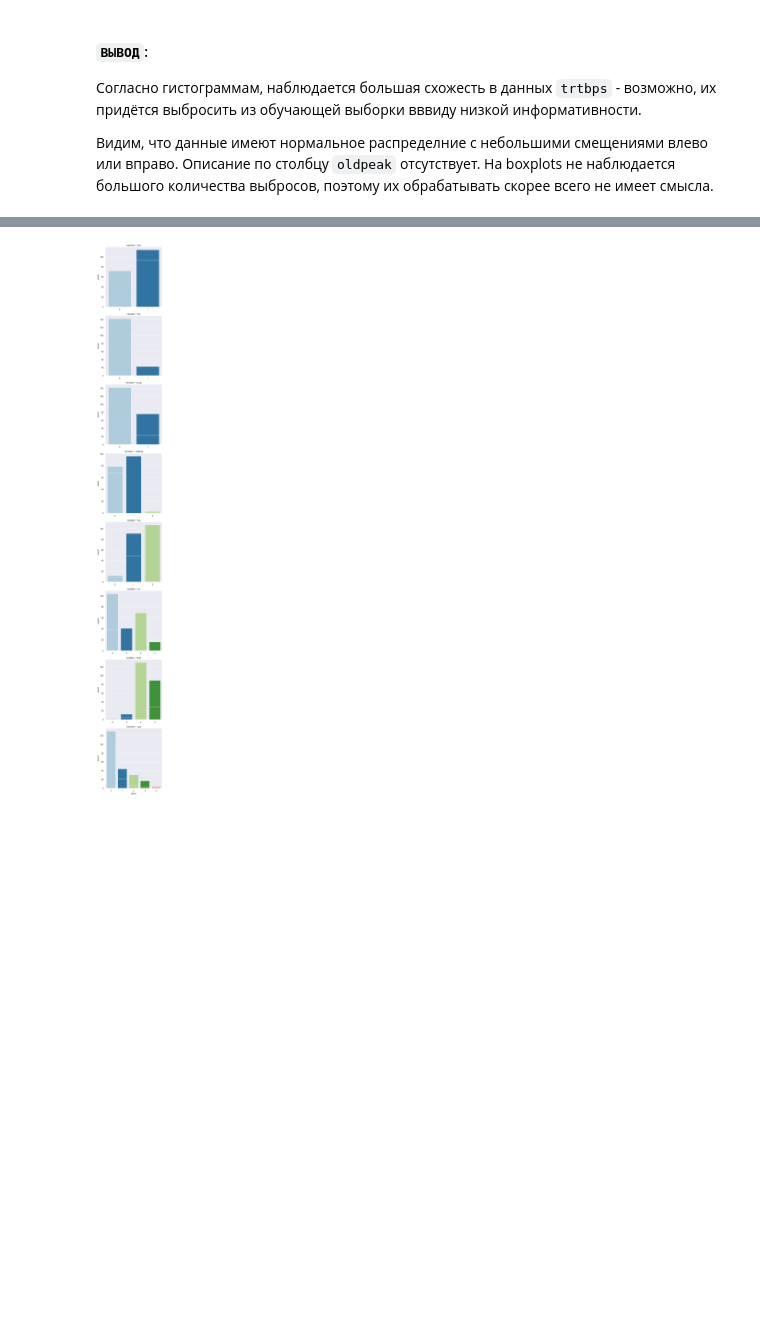
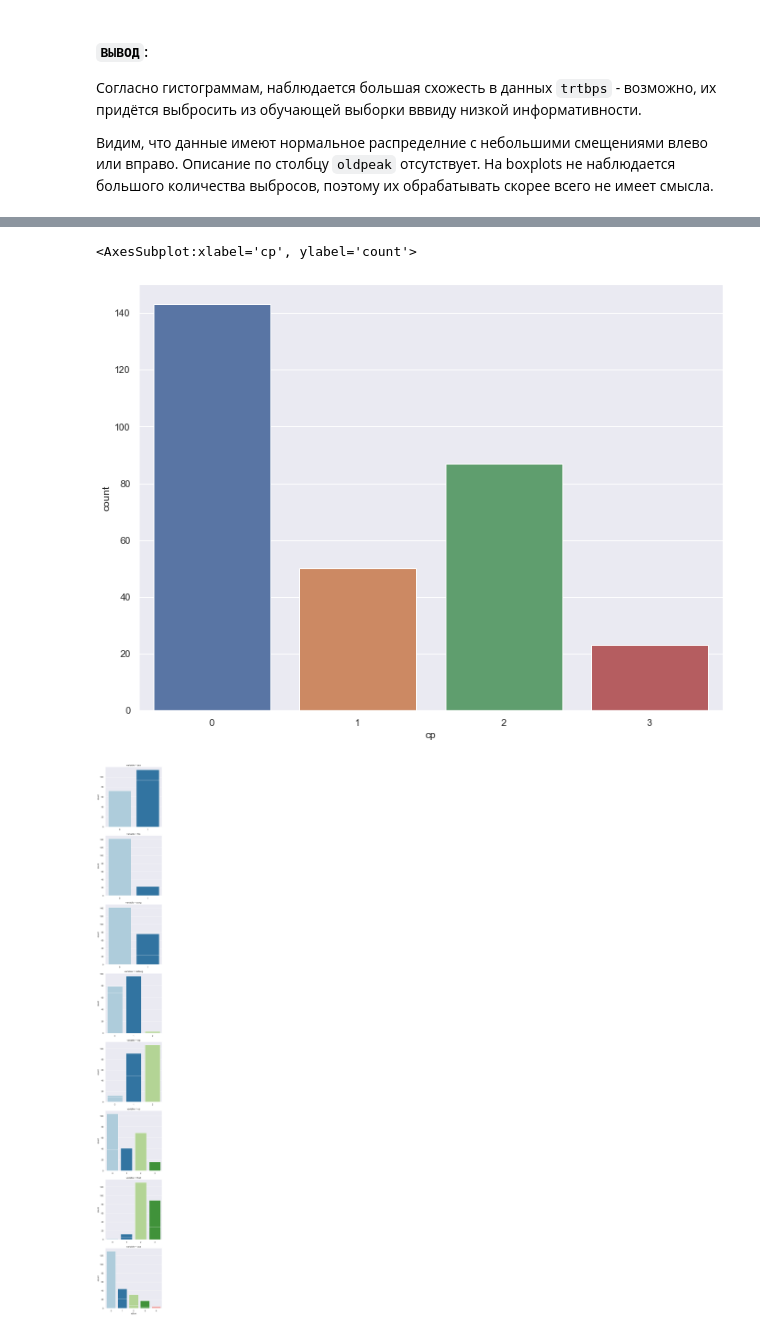
Before and after one commit to Kirill-Wwizarddd-Vladimirovich/heart-attack, a Jupyter notebook: notebooks/001-data_exploration.ipynb, the cells around one changed output, grey strips where cells are left out. Cells and saved outputs as stored; diff of their text form; code cells hidden in the pictures; blank space fills up the shorter version.

```diff
--- a/notebooks/001-data_exploration.ipynb
+++ b/notebooks/001-data_exploration.ipynb
@@ -256,6 +392,11 @@ def sns_subplots(df, columns_names, figsize, plot_type, *plot_args, **plot_kwarg
     prep_data = pd.melt(df[columns_names + ['output']], id_vars = ['output'])
     grid = sns.FacetGrid(prep_data, row='variable', sharex=False, sharey=False, height=figsize, hue = 'output')
     return grid.map(plot_type, *plot_args, **plot_kwargs)
+# %%
+sns.countplot(df['cp'])
+# %% [output]
+<AxesSubplot:xlabel='cp', ylabel='count'>
+[figure, added]
 # %%
 def draw_countplot_plots(df, columns_names, figsize=5):
     return sns_subplots(df, columns_names, figsize, sns.countplot, 'value', palette="Paired")
```
Also changed, not shown: parts of 33 cells of this notebook, 11 other files.
